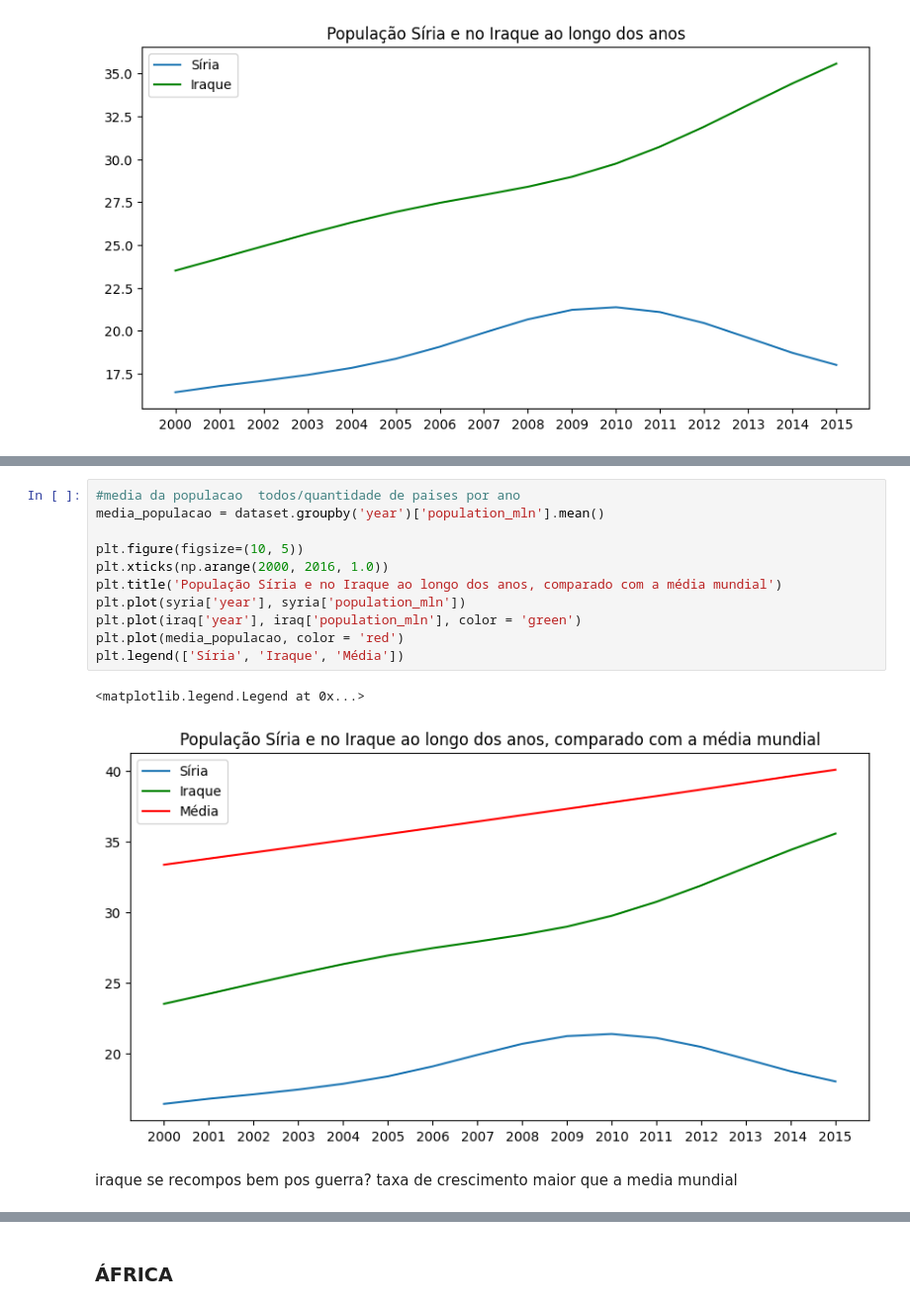
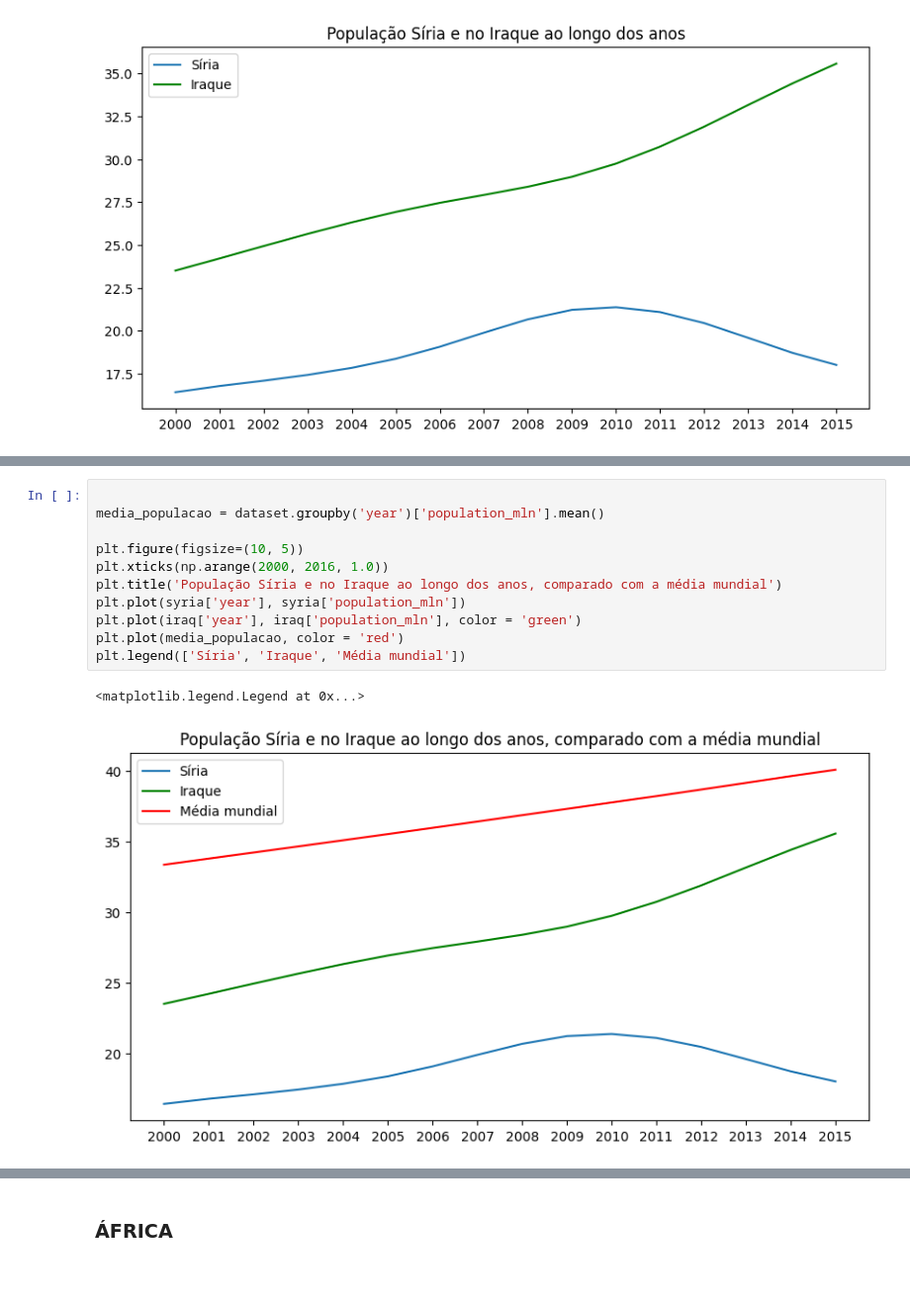
Before and after one commit to carolinabrandao/ICDProjetoFinal, a Jupyter notebook: EDA.ipynb, the cells around one changed output, grey strips where cells are left out. Shown at 99% size. Saved outputs shown, nothing was run; the diff lists cells and outputs as text; blank space fills up the shorter version.

Commit message:
guerras pronto

```diff
--- a/EDA.ipynb
+++ b/EDA.ipynb
@@ -453,16 +520,14 @@ plt.legend(['Síria', 'Iraque'])
 # %%
-#media da populacao  todos/quantidade de paises por ano
+
 media_populacao = dataset.groupby('year')['population_mln'].mean()
 
 plt.figure(figsize=(10, 5))
 plt.xticks(np.arange(2000, 2016, 1.0))
 plt.title('População Síria e no Iraque ao longo dos anos, comparado com a média mundial')
 plt.plot(syria['year'], syria['population_mln'])
 plt.plot(iraq['year'], iraq['population_mln'], color = 'green')
 plt.plot(media_populacao, color = 'red')
-plt.legend(['Síria', 'Iraque', 'Média'])
+plt.legend(['Síria', 'Iraque', 'Média mundial'])
 # %% [output]
 <matplotlib.legend.Legend at 0x...>
-[figure, old version]
+[figure, new version]
-# %% [markdown]
-iraque se recompos bem pos guerra? taxa de crescimento maior que a media mundial
```
Also changed, not shown: parts of 35 cells of this notebook.
